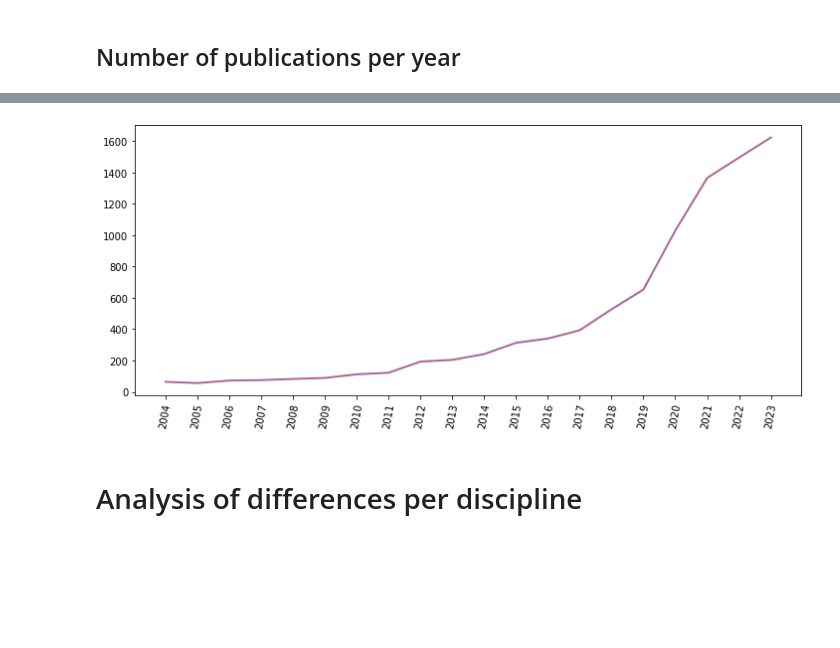
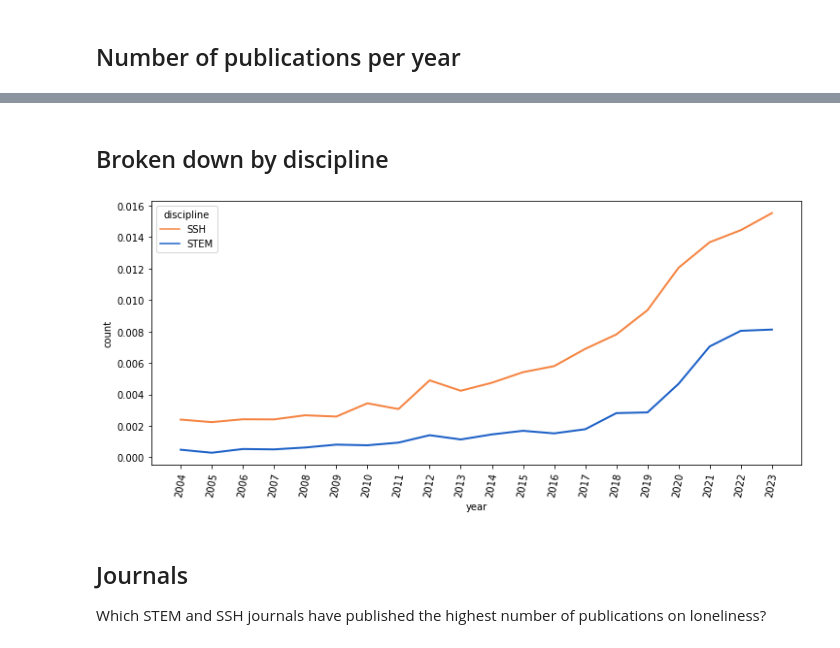
Before and after one commit to peterverhaar/textmining_with_python, a Jupyter notebook: _sources/De-tabooing_loneliness.ipynb, the cells around one changed output, grey strips where cells are left out. Drawn from its saved outputs; the diff is of its cells as text; code cells hidden in the pictures; blank space fills up the shorter version.

```diff
--- a/_sources/De-tabooing_loneliness.ipynb
+++ b/_sources/De-tabooing_loneliness.ipynb
@@ -44,0 +304,15 @@ for year in sorted(dates_counter.keys()):
+# %%
+dates_counter = Counter(df['year'].astype(int))
+
+x_axis = []
+y_axis = []
+
+for year in sorted(dates_counter.keys()):
+    x_axis.append(str(year))
+    y_axis.append( (dates_counter.get(year)/nr_dois[year])*100 )
+
+fig = plt.figure( figsize = ( 12, 5))
+ax = sns.lineplot( x= x_axis, y=y_axis,
+                  color= '#AA6799', linestyle='solid',linewidth=2 )
+plt.xticks(rotation= 80)
+plt.show()
@@ -45,10 +321,36 @@ for year in sorted(dates_counter.keys()):
+# %% [markdown]
+## Broken down by discipline
+# %%
+ssh_counter = Counter( df.query( 'discipline=="SSH" ' )['year'] )
+stem_counter = Counter( df.query( 'discipline=="STEM" ' )['year'] )
+
+year_min = df['year'].astype(int).min()
+year_max = df['year'].astype(int).max()
+
+data = []
+for year in range(year_min,year_max+1):
+    row = []
+    row.append(str(year))
+    row.append((ssh_counter.get(year,0)/nr_dois[year])*100)
+    row.append('SSH')
+    data.append(row)
+
+    row = []
+    row.append(str(year))
+    row.append((stem_counter.get(year,0)/nr_dois[year])*100)
+    row.append('STEM')
+    data.append(row)
+
+df_discipline = pd.DataFrame(data,columns=['year','count','discipline'])
 # %%
+colours = ['#f58442','#1c60c7']
+
 fig = plt.figure( figsize = ( 12, 5))
-ax = sns.lineplot( x= x_axis, y=y_axis,
-                  color= '#AA6799', linestyle='solid',linewidth=2 )
+ax = sns.lineplot( data = df_discipline,
+                  x= 'year', y='count',
+                  hue='discipline', palette = colours,
+                  linestyle='solid',linewidth=2 )
 plt.xticks(rotation= 80)
 plt.show()
 # %% [output]
-[figure, old version]
+[figure, new version]
-# %% [markdown]
-# Analysis of differences per discipline
@@ -74,0 +357,4 @@ for journal_title in journals_counter:
+# %% [markdown]
+## Journals
+
+Which STEM and SSH journals have published the highest number of publications on loneliness?
```
Also changed, not shown: parts of 34 cells of this notebook, 37 other files.
